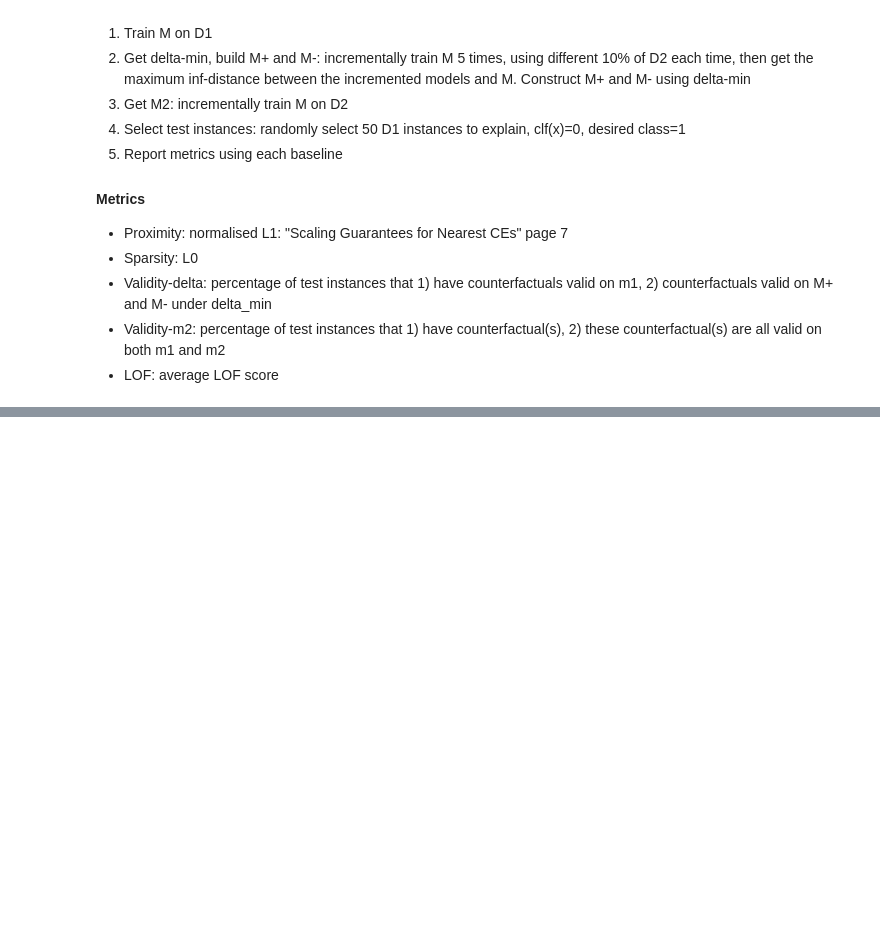
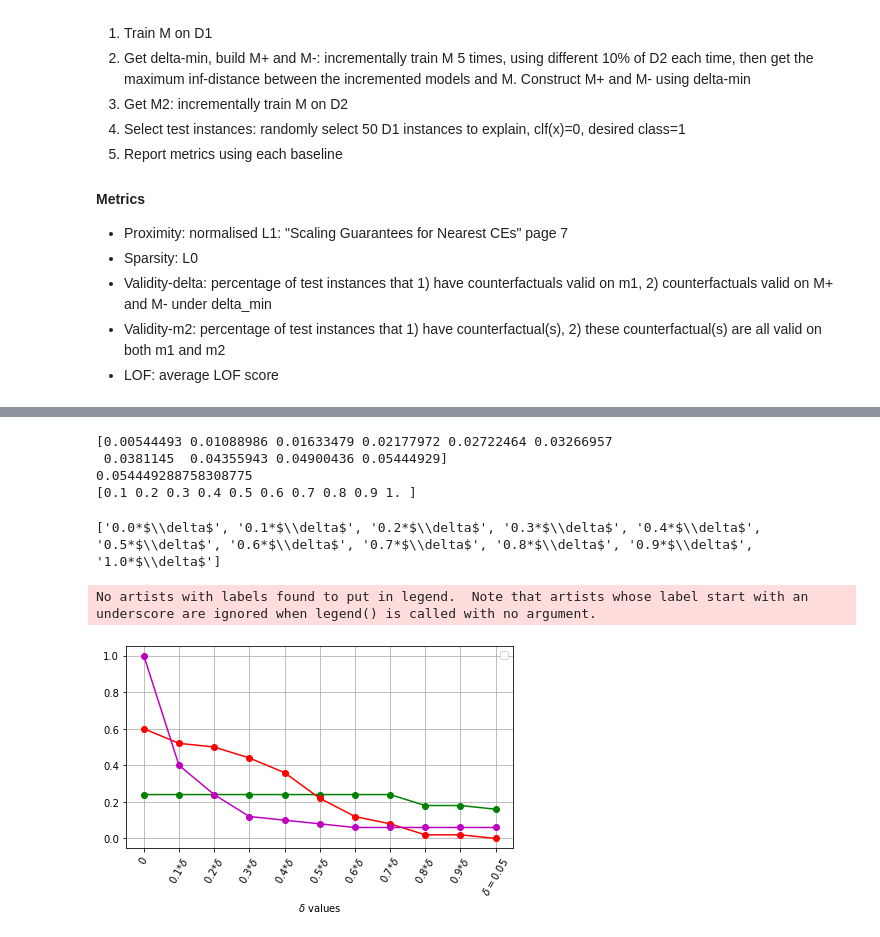
Before and after one commit to junqi-jiang/robust-ce-inn, a Jupyter notebook: expnns/credit.ipynb, the cells around one changed output, grey strips where cells are left out. Saved outputs shown, nothing was run; the diff lists cells and outputs as text; code cells hidden in the pictures; blank space fills up the shorter version.

Commit message:
non-robust experiments done

```diff
--- a/expnns/credit.ipynb
+++ b/expnns/credit.ipynb
@@ -454,0 +467,4 @@ print(found, bound)
+# %%
+# PROTOTYPES-robustness-boosted
+proto_ces_robust= util_exp.run_proto_robust(proto_ces)
+util_exp.evaluate_ces(proto_ces_robust)
@@ -454,0 +497,11 @@ print(found, bound)
+# %%
+delta = util_exp.delta_min
+print(np.arange(delta/10, delta*1.01, delta/10))
+plot_x = np.arange(0.1, 1.01, 0.1)
+print(delta)
+print(plot_x)
+# %% [output]
+[0.00544493 0.01088986 0.01633479 0.02177972 0.02722464 0.03266957
+ 0.0381145  0.04355943 0.04900436 0.05444929]
+0.054449288758308775
+[0.1 0.2 0.3 0.4 0.5 0.6 0.7 0.8 0.9 1. ]
@@ -454,0 +526,35 @@ print(found, bound)
+# %%
+delta_vals_roar = evaluate_ces_validity_plot(util_exp.test_instances, roar_ces, target_delta=util_exp.delta_min)
+delta_vals_ours_non_rob = evaluate_ces_validity_plot(util_exp.test_instances, ours_non_robust_ces,
+                                                     target_delta=util_exp.delta_min)
+delta_vals_proto = evaluate_ces_validity_plot(util_exp.test_instances, proto_ces, target_delta=util_exp.delta_min)
+# %%
+plot_x = [str(i) + "*$\delta$" for i in np.round(np.arange(0., 1.00001, 0.1), 1)]
+print(plot_x)
+plot_x_num = np.round(np.arange(0, 1.00001, 0.1), 1)
+# %% [output]
+['0.0*$\\delta$', '0.1*$\\delta$', '0.2*$\\delta$', '0.3*$\\delta$', '0.4*$\\delta$', '0.5*$\\delta$', '0.6*$\\delta$', '0.7*$\\delta$', '0.8*$\\delta$', '0.9*$\\delta$', '1.0*$\\delta$']
+# %%
+fig, ax = plt.subplots()
+ax.plot(plot_x_num, delta_vals_proto, "go-")#, label="PROTO")
+ax.plot(plot_x_num, delta_vals_roar, "ro-")#, label="ROAR")
+ax.plot(plot_x_num, delta_vals_ours_non_rob, "mo-")#, label="MILP")
+ax.set_xticks(np.arange(0., 1.01, 0.1))
+labels = [item.get_text() for item in ax.get_xticklabels()]
+for i in range(len(labels)):
+    labels[i] = plot_x[i]
+    if i == len(labels) - 1:
+        labels[i] = "$\delta=$" + str(np.round(util_exp.delta_min, 2))
+    if i == 0:
+        labels[i] = str(0)
+ax.set_xticklabels(labels)
+ax.grid()
+ax.legend()
+plt.xticks(rotation=60)
+#ax.set_ylabel("$\delta$-validity")
+ax.set_xlabel("$\delta$ values")
+fig.tight_layout()
+fig.savefig("./plots/delta-val-credit.png", dpi=300)
+# %% [output]
+No artists with labels found to put in legend.  Note that artists whose label start with an underscore are ignored when legend() is called with no argument.
+[figure, added]
```
Also changed, not shown: parts of 15 cells of this notebook, 11 other files.
